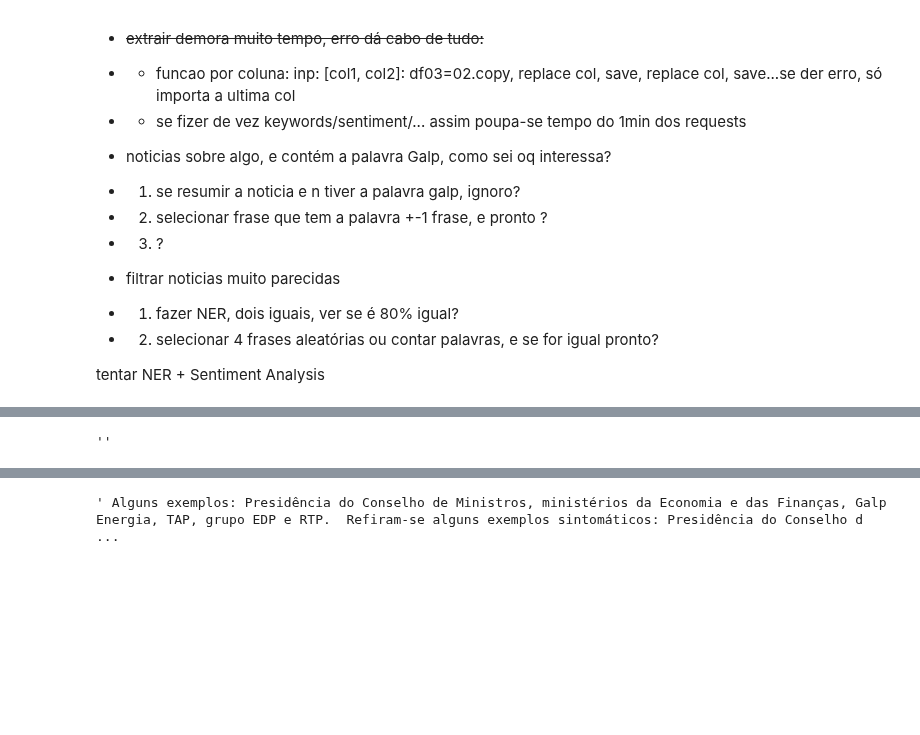
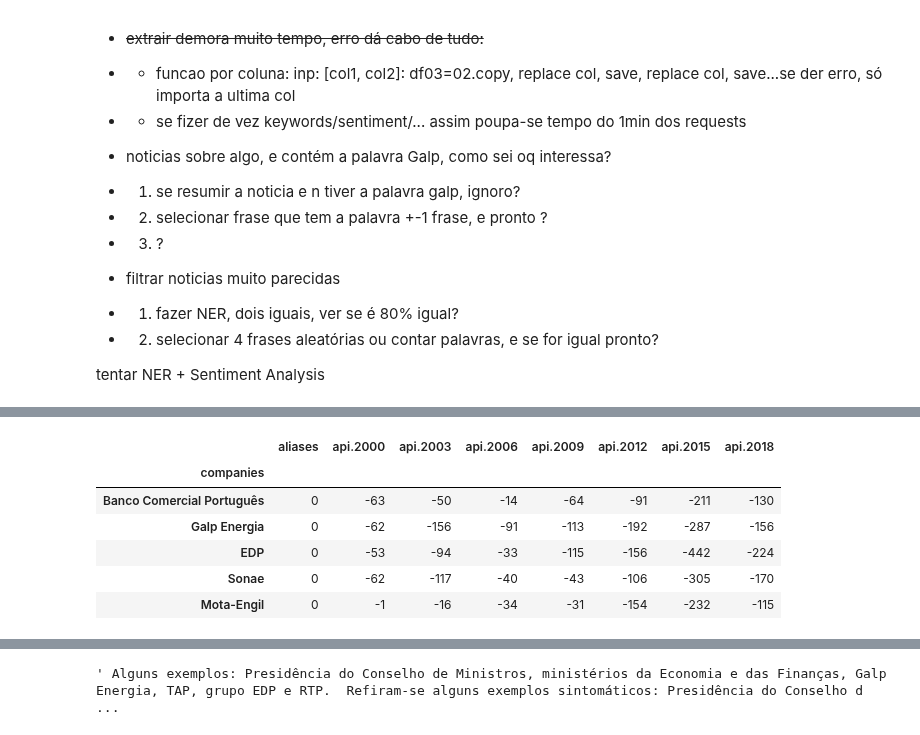
Before and after one commit to Hugoverissimo21/InfoMosaic, a Jupyter notebook: main_02.ipynb, the cells around one changed output, grey strips where cells are left out. Drawn from its saved outputs; the diff is of its cells as text; code cells hidden in the pictures; blank space fills up the shorter version.

Commit message:
data02 created

```diff
--- a/main_02.ipynb
+++ b/main_02.ipynb
@@ -61,68 +147,10 @@ def fetch_with_retry(linkToExtractedText):
-# %%
-"""
-# Function to process each column
-def process_cell(column, aliases):
-
-    stats = {"404": 0, "duplicate": 0}
-
-    filtered_column = []
-
-    for row in aliases.index:
-        filtered_cell = []
-        seen_text = set()
-        print(f"{row}", end = "; ")
-        for i in column.loc[row]:
-
-            # Extract text from 'linkToExtractedText'
-            text = fetch_with_retry(i['linkToExtractedText'])
-
-
-            # Skip if the text has already been processed
-            if text in seen_text:
-                stats["duplicate"] += 1
-                continue
-
-            elif not text: #ERROR 404
-                stats["404"] += 1
-                continue
-
-            # Check if any alias is found in the text
-            elif any(alias.lower() in text.lower() for alias in aliases.loc[row]):
-                i["ExtractedText"] = text  # Add extracted text to the record
-
-                # Remove unwanted fields
-                i.pop('title', None)
-                i.pop('snippet', None)
-                i.pop('linkToExtractedText', None)
-
-                # Append the processed record
-                filtered_cell.append(i)
-
-                # Mark this text as processed
-                seen_text.add(text)
-
-        filtered_column.append(filtered_cell)
-
-    return filtered_column, stats
-
-
-df = pd.read_parquet("data02.parquet")
-
-
-start_time = datetime.now()
-print(f"Starting: {start_time}")
-for column in df.columns:
-    if column == "aliases":
-        pass
-    else:
-        print(f"\nProcessing {column}", end = ": ")
-        df[column], stats = process_cell(df[column], df["aliases"])
-end_time = datetime.now()
-print(f"Ended: {end_time}.")
-print(stats)
-
-df.to_parquet("data03.parquet")
-"""
-""
-# %% [output]
-''
+# %%
+pd.read_parquet("data02.parquet").map(lambda x: len(x)) - pd.read_parquet("data01.parquet").map(lambda x: len(x))
+# %% [output]
+|  | aliases | api.2000 | api.2003 | api.2006 | api.2009 | api.2012 | api.2015 | api.2018 |
+| companies |  |  |  |  |  |  |  |  |
+| Banco Comercial Português | 0 | -63 | -50 | -14 | -64 | -91 | -211 | -130 |
+| Galp Energia | 0 | -62 | -156 | -91 | -113 | -192 | -287 | -156 |
+| EDP | 0 | -53 | -94 | -33 | -115 | -156 | -442 | -224 |
+| Sonae | 0 | -62 | -117 | -40 | -43 | -106 | -305 | -170 |
+| Mota-Engil | 0 | -1 | -16 | -34 | -31 | -154 | -232 | -115 |
```
Also changed, not shown: parts of 5 cells of this notebook, 1 other file.
